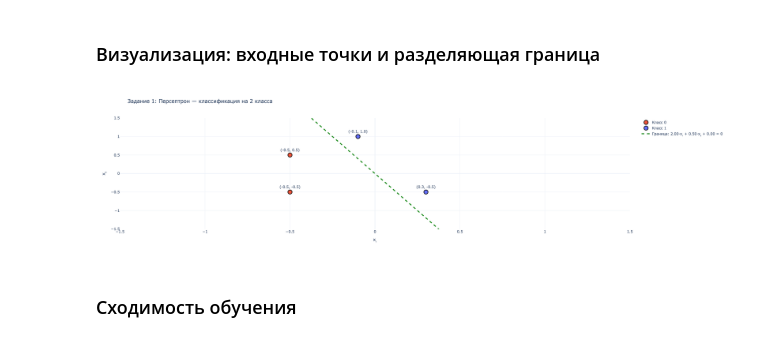
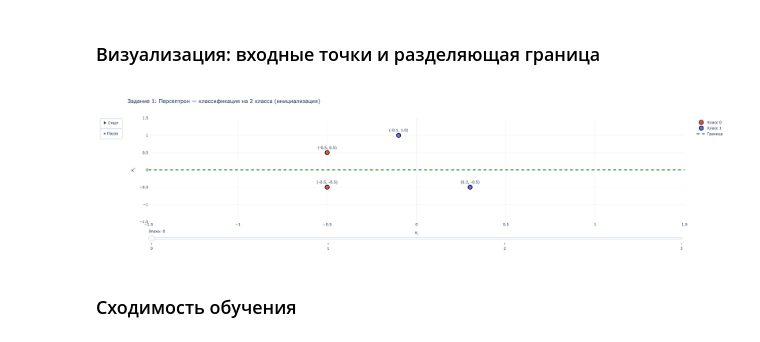
Before and after one commit to ViderStar/genetic_and_evolutionary_computations, a Jupyter notebook: lab_01/lab_01.ipynb, the cells around one changed output. Saved outputs shown, nothing was run; the diff lists cells and outputs as text; code cells hidden in the pictures.

```diff
--- a/lab_01/lab_01.ipynb
+++ b/lab_01/lab_01.ipynb
@@ -50,6 +50,8 @@ class Perceptron:
         self.bias = 0.0
         self.lr = learning_rate
         self.errors_per_epoch = []
+        self.weights_history = []
+        self.bias_history = []
 
     def activation(self, x):
         return 1 if x >= 0 else 0
@@ -67,6 +69,11 @@ class Perceptron:
         t: массив целевых значений (n_samples,)
         """
         self.errors_per_epoch = []
+        self.weights_history = []
+        self.bias_history = []
+
+        self.weights_history.append(self.weights.copy())
+        self.bias_history.append(self.bias)
 
         for epoch in range(max_epochs):
             errors = 0
@@ -78,6 +85,8 @@ class Perceptron:
                     self.bias += self.lr * error
                     errors += 1
             self.errors_per_epoch.append(errors)
+            self.weights_history.append(self.weights.copy())
+            self.bias_history.append(self.bias)
 
             if errors == 0:
                 print(f"Сходимость достигнута на эпохе {epoch + 1}")
@@ -131,51 +140,83 @@ print(f"  Все верно: {np.all(predictions == t)}")
 # %%
 fig = go.Figure()
 
 colors = ['#EF553B', '#636EFA']
 class_names = ['Класс 0', 'Класс 1']
 
 for cls in [0, 1]:
     mask = t == cls
     fig.add_trace(go.Scatter(
         x=X[mask, 0], y=X[mask, 1],
         mode='markers+text',
         marker=dict(size=14, color=colors[cls], line=dict(width=2, color='black')),
         text=[f'({x[0]}, {x[1]})' for x in X[mask]],
         textposition='top center',
         name=class_names[cls]
     ))
 
-w = perc1.weights
-b = perc1.bias
+x_line = np.linspace(-1.5, 1.5, 100)
 
-if abs(w[1]) > 1e-9:
-    x_line = np.linspace(-1.5, 1.5, 100)
-    y_line = -(w[0] * x_line + b) / w[1]
-    fig.add_trace(go.Scatter(
-        x=x_line, y=y_line,
-        mode='lines', line=dict(color='green', width=3, dash='dash'),
-        name=f'Граница: {w[0]:.2f}·x₁ + {w[1]:.2f}·x₂ + {b:.2f} = 0'
-    ))
-elif abs(w[0]) > 1e-9:
-    x_val = -b / w[0]
-    fig.add_trace(go.Scatter(
-        x=[x_val, x_val], y=[-2, 2],
-        mode='lines', line=dict(color='green', width=3, dash='dash'),
-        name=f'Граница: x₁ = {x_val:.2f}'
+def decision_boundary_xy(weights, bias, y_limits=(-2, 2)):
+    if abs(weights[1]) > 1e-9:
+        return x_line, -(weights[0] * x_line + bias) / weights[1]
+    if abs(weights[0]) > 1e-9:
+        x_val = -bias / weights[0]
+        return np.array([x_val, x_val]), np.array(y_limits)
+    return x_line, np.zeros_like(x_line)
+
+x0, y0 = decision_boundary_xy(perc1.weights_history[0], perc1.bias_history[0])
+fig.add_trace(go.Scatter(
+    x=x0, y=y0,
+    mode='lines',
+    line=dict(color='green', width=3, dash='dash'),
+    name='Граница'
+))
+
+frames = []
+for epoch_idx, (w_f, b_f) in enumerate(zip(perc1.weights_history, perc1.bias_history)):
+    x_f, y_f = decision_boundary_xy(w_f, b_f)
+    subtitle = 'инициализация' if epoch_idx == 0 else f'эпоха {epoch_idx}, ошибок: {perc1.errors_per_epoch[epoch_idx - 1]}'
+    frames.append(go.Frame(
+        data=[go.Scatter(x=x_f, y=y_f)],
+        traces=[2],
+        name=str(epoch_idx),
+        layout=go.Layout(title=f'Задание 1: Персептрон — классификация на 2 класса ({subtitle})')
     ))
 
+fig.frames = frames
+
 fig.update_layout(
-    title='Задание 1: Персептрон — классификация на 2 класса',
+    title='Задание 1: Персептрон — классификация на 2 класса (инициализация)',
     xaxis_title='x₁', yaxis_title='x₂',
     xaxis=dict(range=[-1.5, 1.5]),
     yaxis=dict(range=[-1.5, 1.5]),
     template='plotly_white',
-    width=700, height=550
+    width=700, height=550,
+    updatemenus=[dict(
+        type='buttons',
+        showactive=False,
+        buttons=[
+            dict(label='▶ Старт', method='animate', args=[None, dict(frame=dict(duration=700, redraw=True), fromcurrent=True)]),
+            dict(label='⏸ Пауза', method='animate', args=[[None], dict(frame=dict(duration=0, redraw=False), mode='immediate')]),
+        ]
+    )],
+    sliders=[dict(
+        active=0,
+        currentvalue=dict(prefix='Эпоха: '),
+        steps=[
+            dict(
+                method='animate',
+                args=[[str(i)], dict(frame=dict(duration=0, redraw=True), mode='immediate')],
+                label=str(i)
+            )
+            for i in range(len(frames))
+        ]
+    )]
 )
 fig.write_html('outputs/task1_decision_boundary.html')
 fig.show()
 # %% [output]
-[figure, old version]
+[figure, new version]
 # %% [markdown]
 ### Сходимость обучения
 # %%
```
Also changed, not shown: parts of 3 cells of this notebook, 27 other files.
